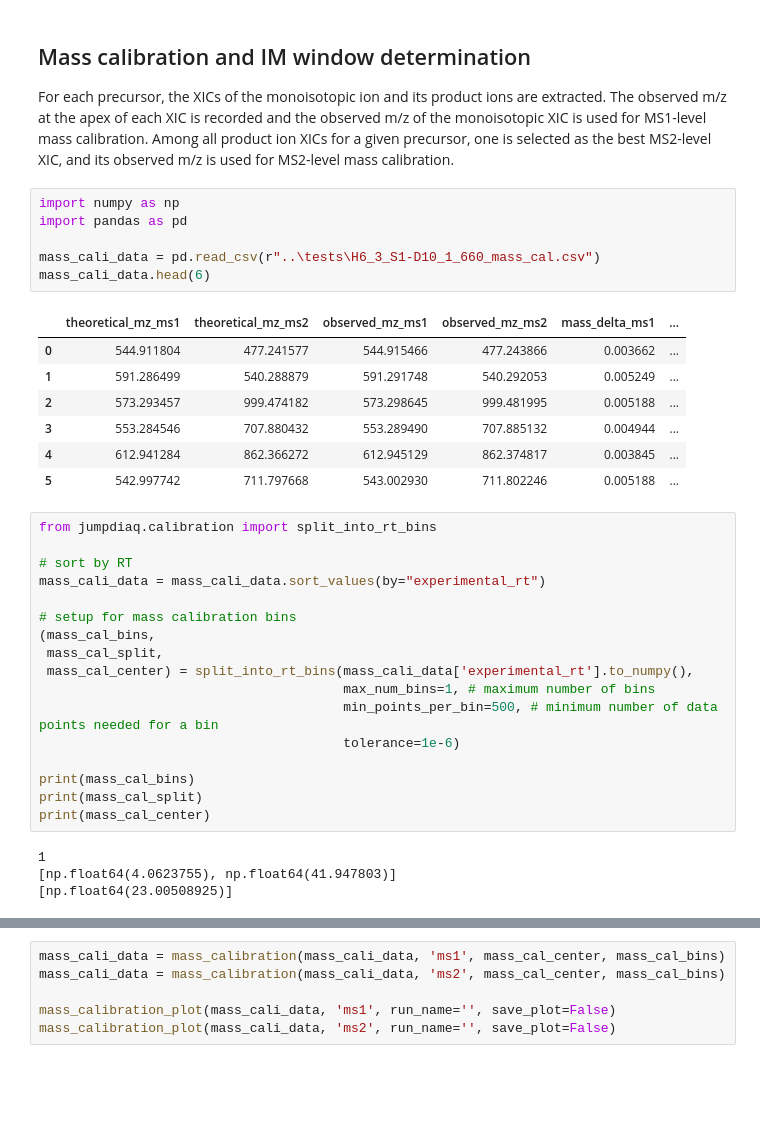
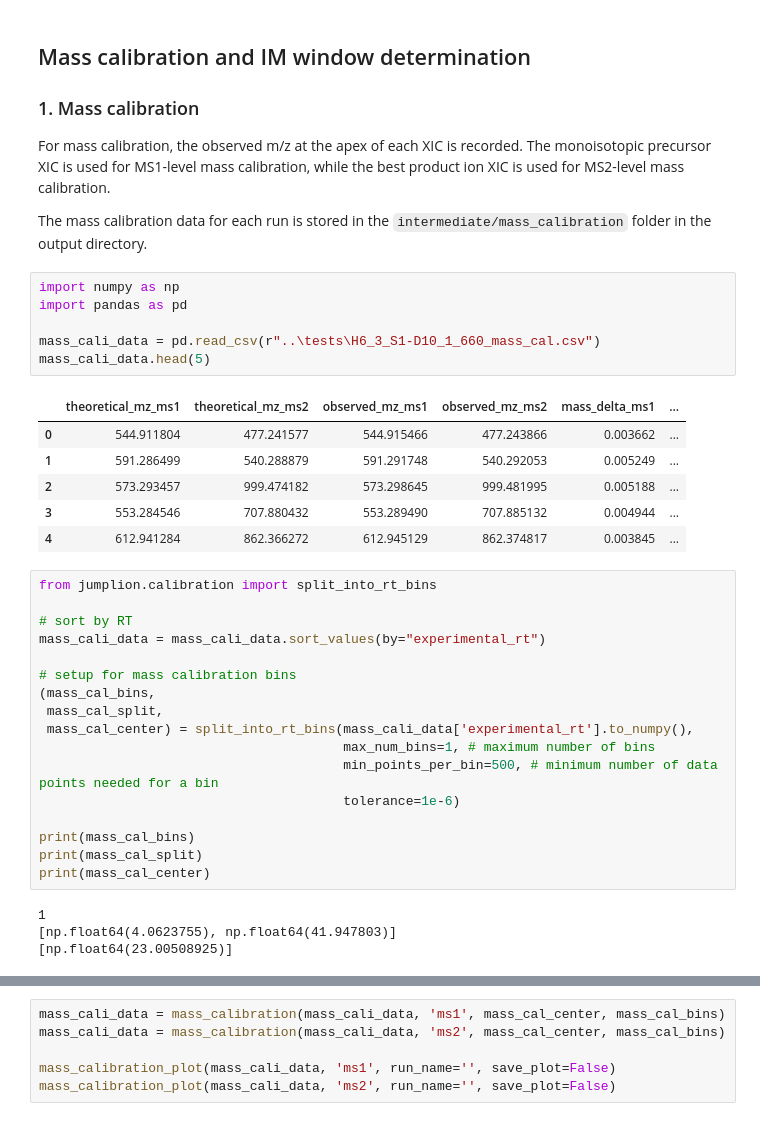
Before and after one commit to yingxue-fu/jumplion, a Jupyter notebook: notebooks/02_mass_calibration.ipynb, the cells around one changed output, grey strips where cells are left out. Saved outputs shown, nothing was run; the diff lists cells and outputs as text; blank space fills up the shorter version.

Commit message:
revised notebooks and added test data

```diff
--- a/notebooks/01_mass_calibration.ipynb
+++ b/notebooks/02_mass_calibration.ipynb
@@ -1,23 +1,26 @@
 # %% [markdown]
 ## Mass calibration and IM window determination
 
-For each precursor, the XICs of the monoisotopic ion and its product ions are extracted. The observed m/z at the apex of each XIC is recorded and the observed m/z of the monoisotopic XIC is used for MS1-level mass calibration. Among all product ion XICs for a given precursor, one is selected as the best MS2-level XIC, and its observed m/z is used for MS2-level mass calibration.
+### 1. Mass calibration
+
+For mass calibration, the observed m/z at the apex of each XIC is recorded. The monoisotopic precursor XIC is used for MS1-level mass calibration, while the best product ion XIC is used for MS2-level mass calibration.
+
+The mass calibration data for each run is stored in the `intermediate/mass_calibration` folder in the output directory.
 # %%
 import numpy as np
 import pandas as pd
 
 mass_cali_data = pd.read_csv(r"..\tests\H6_3_S1-D10_1_660_mass_cal.csv")
-mass_cali_data.head(6)
+mass_cali_data.head(5)
 # %% [output]
 |  | theoretical_mz_ms1 | theoretical_mz_ms2 | observed_mz_ms1 | observed_mz_ms2 | mass_delta_ms1 | ... |
 | 0 | 544.911804 | 477.241577 | 544.915466 | 477.243866 | 0.003662 | ... |
 | 1 | 591.286499 | 540.288879 | 591.291748 | 540.292053 | 0.005249 | ... |
 | 2 | 573.293457 | 999.474182 | 573.298645 | 999.481995 | 0.005188 | ... |
 | 3 | 553.284546 | 707.880432 | 553.289490 | 707.885132 | 0.004944 | ... |
 | 4 | 612.941284 | 862.366272 | 612.945129 | 862.374817 | 0.003845 | ... |
-| 5 | 542.997742 | 711.797668 | 543.002930 | 711.802246 | 0.005188 | ... |
 # %%
-from jumpdiaq.calibration import split_into_rt_bins
+from jumplion.calibration import split_into_rt_bins
 
 # sort by RT
 mass_cali_data = mass_cali_data.sort_values(by="experimental_rt")
```
Also changed, not shown: parts of 3 cells of this notebook, 37 other files.
